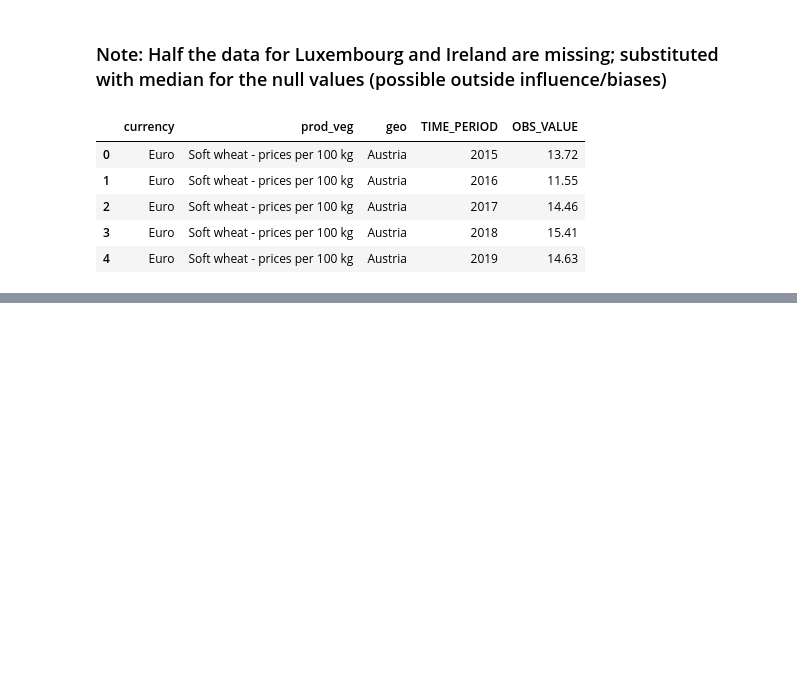
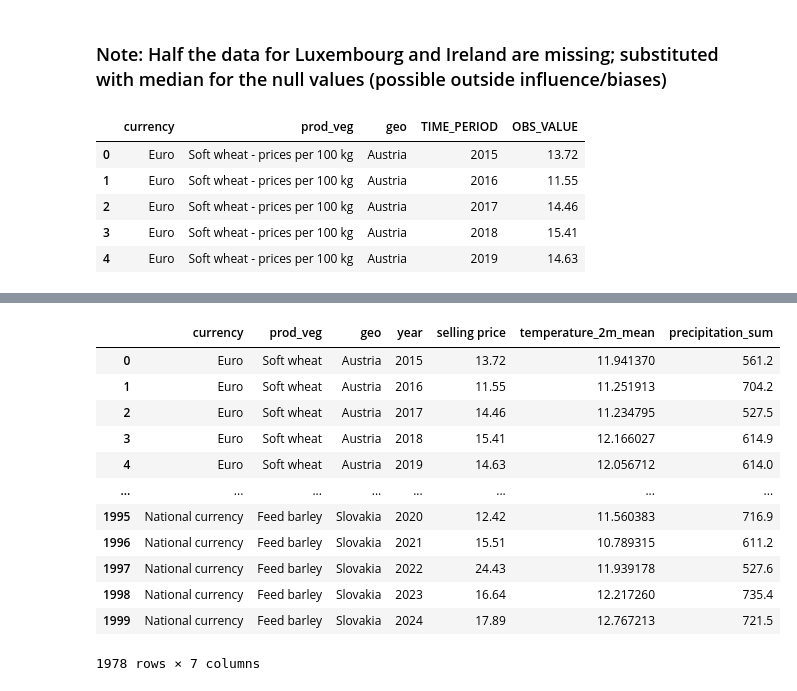
Before and after one commit to minjusun/AgricultureDataModeling, a Jupyter notebook: prices.ipynb, the cells around one changed output, grey strips where cells are left out. Drawn from its saved outputs; the diff is of its cells as text; code cells hidden in the pictures; blank space fills up the shorter version.

```diff
--- a/prices.ipynb
+++ b/prices.ipynb
@@ -166,0 +353,17 @@ KeyError: 'belgium'
+# %%
+merged_df = merged_df[~merged_df["geo"].isin(["United Kingdom", "Kosovo*"])]
+merged_df
+# %% [output]
+|  | currency | prod_veg | geo | year | selling price | temperature_2m_mean | precipitation_sum |
+| 0 | Euro | Soft wheat | Austria | 2015 | 13.72 | 11.941370 | 561.2 |
+| 1 | Euro | Soft wheat | Austria | 2016 | 11.55 | 11.251913 | 704.2 |
+| 2 | Euro | Soft wheat | Austria | 2017 | 14.46 | 11.234795 | 527.5 |
+| 3 | Euro | Soft wheat | Austria | 2018 | 15.41 | 12.166027 | 614.9 |
+| 4 | Euro | Soft wheat | Austria | 2019 | 14.63 | 12.056712 | 614.0 |
+| ... | ... | ... | ... | ... | ... | ... | ... |
+| 1995 | National currency | Feed barley | Slovakia | 2020 | 12.42 | 11.560383 | 716.9 |
+| 1996 | National currency | Feed barley | Slovakia | 2021 | 15.51 | 10.789315 | 611.2 |
+| 1997 | National currency | Feed barley | Slovakia | 2022 | 24.43 | 11.939178 | 527.6 |
+| 1998 | National currency | Feed barley | Slovakia | 2023 | 16.64 | 12.217260 | 735.4 |
+| 1999 | National currency | Feed barley | Slovakia | 2024 | 17.89 | 12.767213 | 721.5 |
+1978 rows × 7 columns
```
Also changed, not shown: parts of 25 cells of this notebook.
